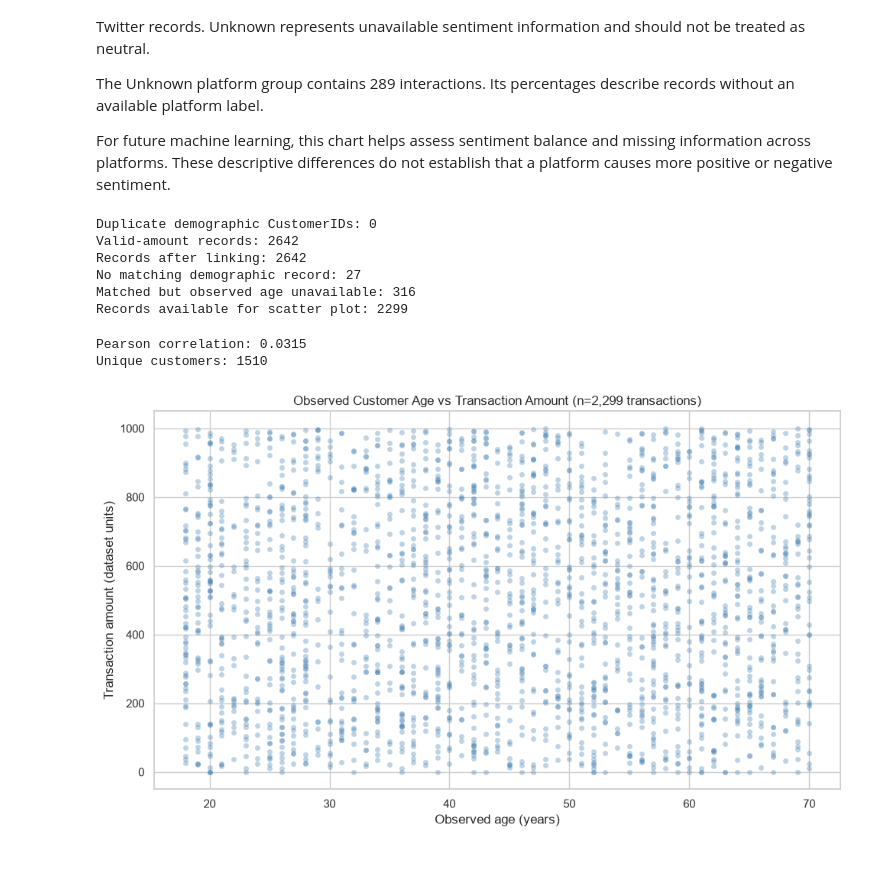
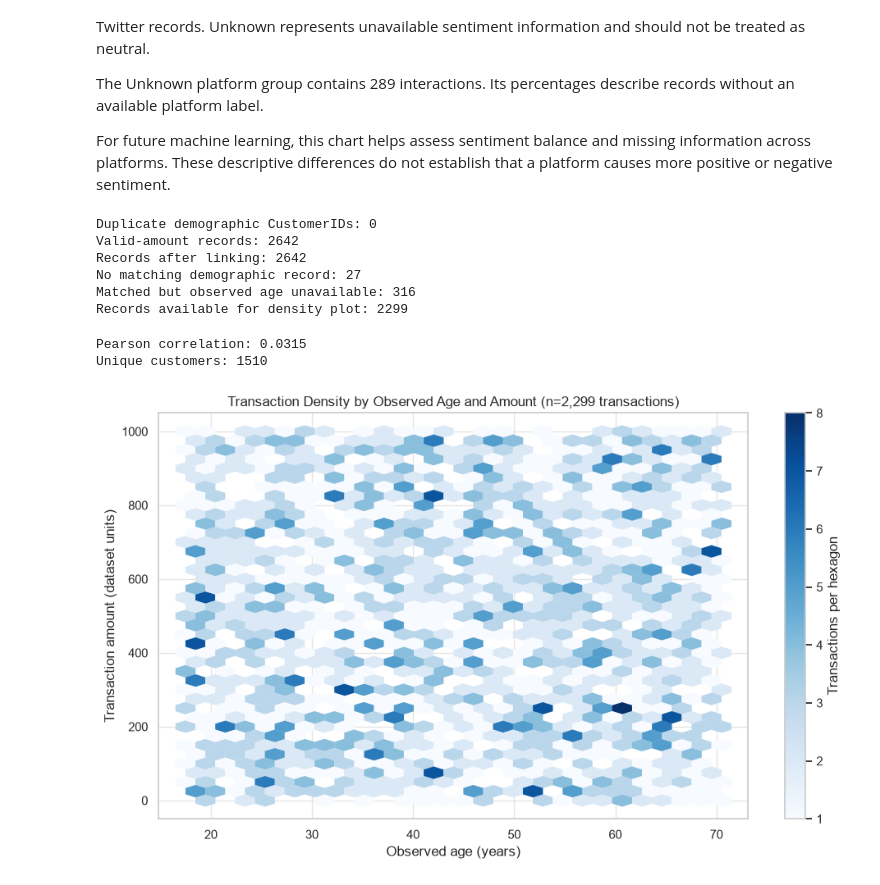
Before and after one commit to Srinder/H3101-ML-ml-linear-algebra-project-Team-PETIX-, a Jupyter notebook: H3101-ML-ml-linear-algebra-project-Team-PETIX--main/Week7_ML_Data_Visualizations/finmark_visualization_workflow.ipynb, the cells around one changed output. Saved outputs shown, nothing was run; the diff lists cells and outputs as text; code cells hidden in the pictures.

```diff
--- a/H3101-ML-ml-linear-algebra-project-Team-PETIX--main/Week7_ML_Data_Visualizations/finmark_visualization_workflow.ipynb
+++ b/H3101-ML-ml-linear-algebra-project-Team-PETIX--main/Week7_ML_Data_Visualizations/finmark_visualization_workflow.ipynb
@@ -750,58 +952,55 @@ print("Matched but observed age unavailable:",
       ((age_amount["_merge"] == "both")
        & age_amount["AgeObserved"].isna()).sum())
 
-# Keep records with observed ages for the scatter plot
+# Keep records with observed ages for the density plot
 age_amount = age_amount.dropna(subset=["AgeObserved", "Amount"]).copy()
-print("Records available for scatter plot:", len(age_amount))
+print("Records available for density plot:", len(age_amount))
 # %% [output]
 Duplicate demographic CustomerIDs: 0
 Valid-amount records: 2642
 Records after linking: 2642
 No matching demographic record: 27
 Matched but observed age unavailable: 316
-Records available for scatter plot: 2299
+Records available for density plot: 2299
 # %%
-# Calculate the descriptive linear correlation using NumPy
+# Calculate descriptive linear correlation and visualize transaction density.
 age_amount_r = np.corrcoef(
     age_amount["AgeObserved"].to_numpy(),
-    age_amount["Amount"].to_numpy()
+    age_amount["Amount"].to_numpy(),
 )[0, 1]
 
 print(f"Pearson correlation: {age_amount_r:.4f}")
 print("Unique customers:", age_amount["CustomerID"].nunique())
 
-# Each point represents one transaction
 fig, ax = plt.subplots(figsize=(10, 6))
-
-sns.scatterplot(
-    data=age_amount,
-    x="AgeObserved",
-    y="Amount",
-    alpha=0.35,
-    s=25,
-    linewidth=0,
-    color="steelblue",
-    ax=ax
+density = ax.hexbin(
+    age_amount["AgeObserved"],
+    age_amount["Amount"],
+    gridsize=(27, 20),
+    mincnt=1,
+    cmap="Blues",
+    linewidths=0.15,
+    extent=(17.5, 70.5, 0, 1000),
 )
+fig.colorbar(density, ax=ax, label="Transactions per hexagon")
 
 ax.set_title(
-    f"Observed Customer Age vs Transaction Amount "
+    f"Transaction Density by Observed Age and Amount "
     f"(n={len(age_amount):,} transactions)"
 )
 ax.set_xlabel("Observed age (years)")
 ax.set_ylabel("Transaction amount (dataset units)")
-
 fig.tight_layout()
 fig.savefig(
     figures_folder / "07_age_vs_transaction_amount.png",
     dpi=300,
-    bbox_inches="tight"
+    bbox_inches="tight",
 )
 plt.show()
 # %% [output]
 Pearson correlation: 0.0315
 Unique customers: 1510
-[figure, old version]
+[figure, new version]
 # %% [markdown]
 ### Customer Age and Transaction Amount
 
```
Also changed, not shown: parts of 20 cells of this notebook, 11 other files.
